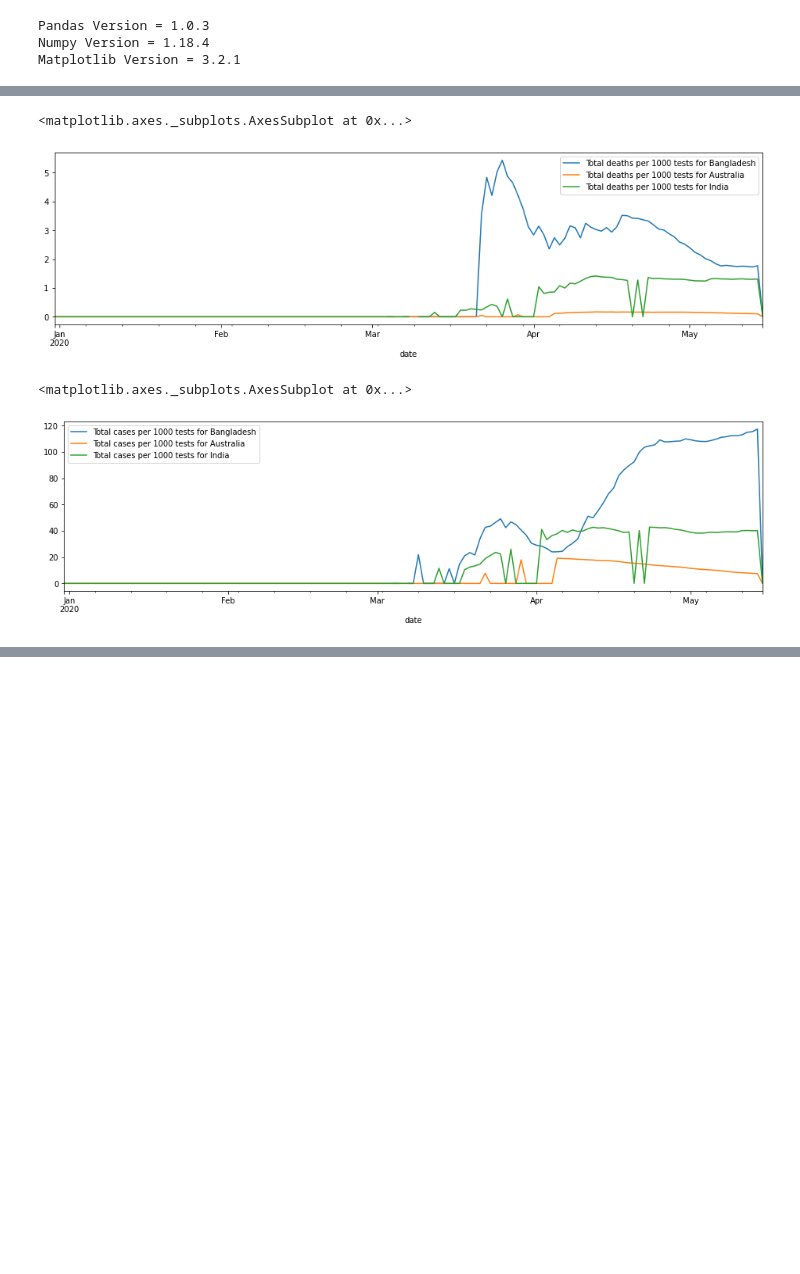
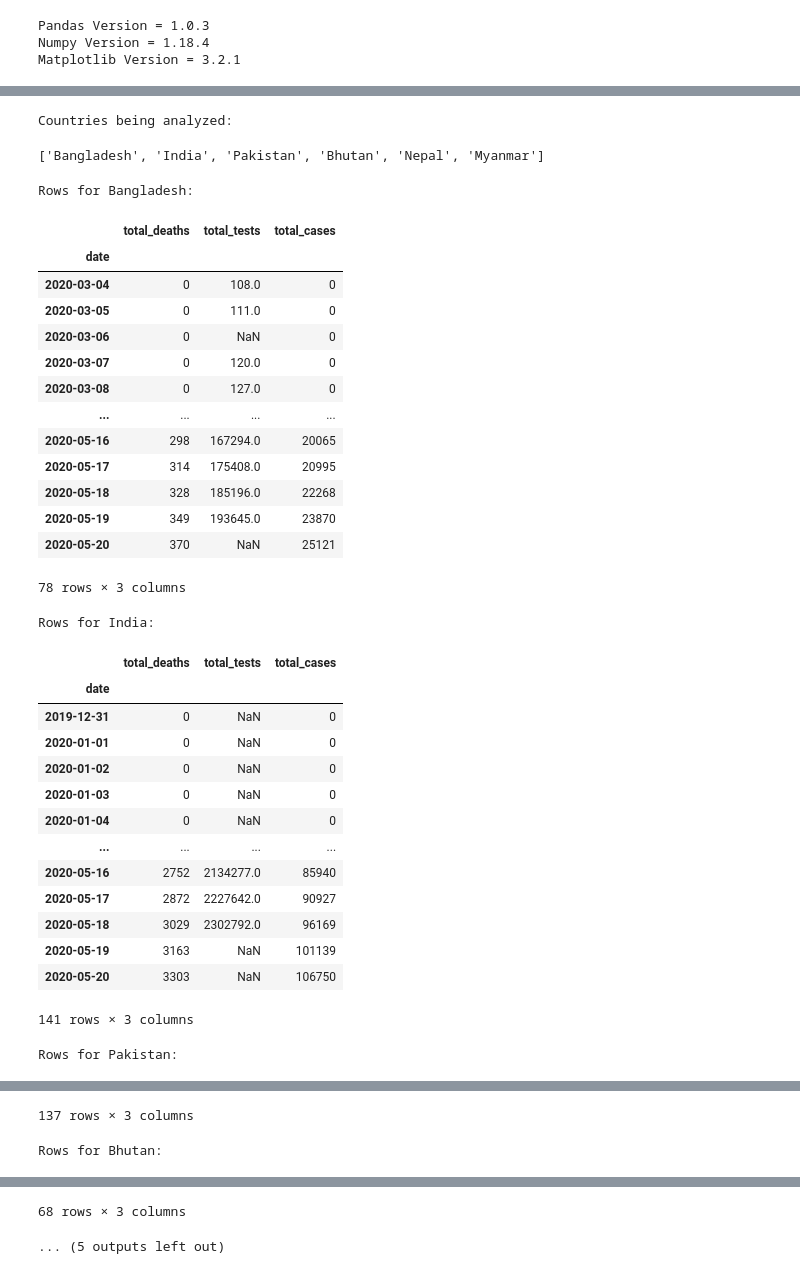
Before and after one commit to mashnoon1234/analyzing-covid19-data, a Jupyter notebook: covid19-data-analysis.ipynb, the cells around one changed output, grey strips where cells are left out. Cells and saved outputs as stored; diff of their text form; code cells hidden in the pictures; blank space fills up the shorter version.

```diff
--- a/covid19-data-analysis.ipynb
+++ b/covid19-data-analysis.ipynb
@@ -181,5 +36,0 @@ data_plot_deaths = pd.DataFrame({"Total deaths per 1000 tests for Bangladesh": b
-# %%
-data_plot_deaths.plot()
-# %% [output]
-<matplotlib.axes._subplots.AxesSubplot at 0x...>
-[figure, removed]
@@ -190,5 +37,63 @@ data_plot_cases = pd.DataFrame({"Total cases per 1000 tests for Bangladesh": ban
-# %%
-data_plot_cases.plot()
-# %% [output]
-<matplotlib.axes._subplots.AxesSubplot at 0x...>
-[figure, removed]
+# %%
+def print_dictionary(dictionary):
+    for i in dictionary:
+        print("\nRows for " + i + ":")
+        display(dictionary[i])
+# %%
+countries_to_analyze = ["bangladesh", "india", "pakistan", "bhutan", "nepal", "myanmar"]
+countries_in_data = data["location"].unique()
+
+countries_to_analyze = [country.capitalize() for country in countries_to_analyze]
+
+for country in countries_to_analyze:
+    if(not(country in countries_in_data)):
+        print(country + " not in data, dropping...")
+        countries_to_analyze.remove(country)
+
+print("Countries being analyzed: ")
+display(countries_to_analyze)
+# %% [output]
+Countries being analyzed:
+['Bangladesh', 'India', 'Pakistan', 'Bhutan', 'Nepal', 'Myanmar']
+# %%
+dataframe_dictionary = {country: data[data["location"] == country]\
+                        [["date", "total_deaths", "total_tests", "total_cases"]]\
+                        for country in countries_to_analyze}
+
+for country in dataframe_dictionary:
+    dataframe_dictionary[country]["date"] = pd.to_datetime(dataframe_dictionary[country]["date"])
+    dataframe_dictionary[country] = dataframe_dictionary[country].set_index("date")
+
+print_dictionary(dataframe_dictionary)
+# %% [output]
+Rows for Bangladesh:
+|  | total_deaths | total_tests | total_cases |
+| date |  |  |  |
+| 2020-03-04 | 0 | 108.0 | 0 |
+| 2020-03-05 | 0 | 111.0 | 0 |
+| 2020-03-06 | 0 | NaN | 0 |
+| 2020-03-07 | 0 | 120.0 | 0 |
+| 2020-03-08 | 0 | 127.0 | 0 |
+| ... | ... | ... | ... |
+| 2020-05-16 | 298 | 167294.0 | 20065 |
+| 2020-05-17 | 314 | 175408.0 | 20995 |
+| 2020-05-18 | 328 | 185196.0 | 22268 |
+| 2020-05-19 | 349 | 193645.0 | 23870 |
+| 2020-05-20 | 370 | NaN | 25121 |
+78 rows × 3 columns
+Rows for India:
+|  | total_deaths | total_tests | total_cases |
+| date |  |  |  |
+| 2019-12-31 | 0 | NaN | 0 |
+| 2020-01-01 | 0 | NaN | 0 |
+| 2020-01-02 | 0 | NaN | 0 |
+| 2020-01-03 | 0 | NaN | 0 |
+| 2020-01-04 | 0 | NaN | 0 |
+| ... | ... | ... | ... |
+| 2020-05-16 | 2752 | 2134277.0 | 85940 |
+| 2020-05-17 | 2872 | 2227642.0 | 90927 |
+| 2020-05-18 | 3029 | 2302792.0 | 96169 |
+| 2020-05-19 | 3163 | NaN | 101139 |
+| 2020-05-20 | 3303 | NaN | 106750 |
+141 rows × 3 columns
+Rows for Pakistan:
@@ -194,0 +113,2 @@ data_plot_cases.plot()
+137 rows × 3 columns
+Rows for Bhutan:
@@ -194,0 +128,2 @@ data_plot_cases.plot()
+68 rows × 3 columns
+... (5 outputs left out)
```
Also changed, not shown: parts of 27 cells of this notebook.
